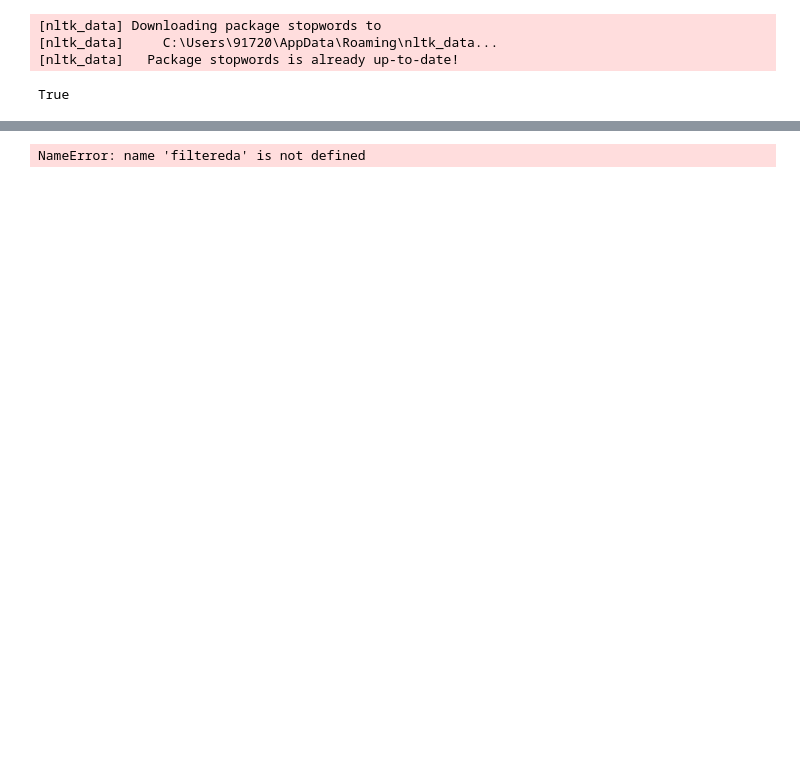
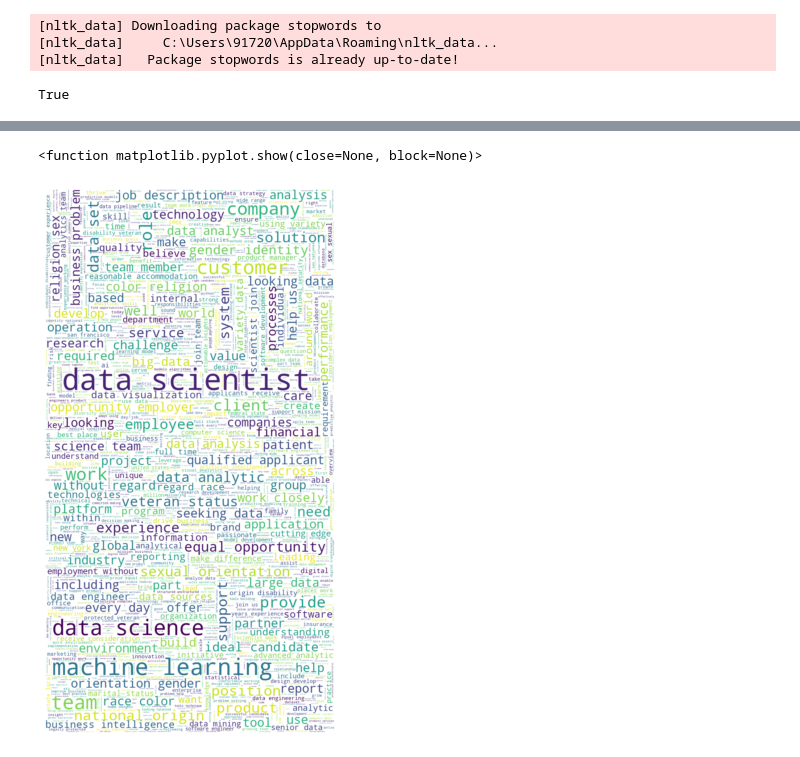
Before and after one commit to Amit32624/ds_salary_proj, a Jupyter notebook: data_eda.ipynb, the cells around one changed output, grey strips where cells are left out. Saved outputs shown, nothing was run; the diff lists cells and outputs as text; code cells hidden in the pictures; blank space fills up the shorter version.

```diff
--- a/data_eda.ipynb
+++ b/data_eda.ipynb
@@ -145,6 +481,7 @@ True
 from wordcloud import WordCloud,ImageColorGenerator,STOPWORDS
 from nltk.corpus import stopwords
 from nltk.tokenize import word_tokenize
+from matplotlib import pyplot as plt
 import nltk
 nltk.download('stopwords')
 nltk.download('punkt')
@@ -158,17 +495,17 @@ def punctuation_stop(text):
     word_tokens =word_tokenize(text)
     for w in word_tokens:
         if w not in stop_words and w.isalpha():
-            filtereda.append(w.lower())
+            filtered.append(w.lower())
     return filtered
 
 words_filtered = punctuation_stop(words)
 text =" ".join([ele for ele in words_filtered])
 
-wc = WordCloud(background_color='white',random_state=1,stopwords=STOPWORDS,max_words =2000,wodth =800,height =1500)
+wc = WordCloud(background_color='white',random_state=1,stopwords=STOPWORDS,max_words =2000,width =800,height =1500)
 wc.generate(text)
 
 plt.figure(figsize=[10,10])
-plt.imshhow(wc,interpolation='bilinear')
+plt.imshow(wc,interpolation='bilinear')
 plt.axis('off')
 plt.show
 # %% [output]
@@ -181 +518,2 @@ plt.show
-NameError: name 'filtereda' is not defined
+<function matplotlib.pyplot.show(close=None, block=None)>
+[figure, added]
```
Also changed, not shown: parts of 34 cells of this notebook, 2 other files.
